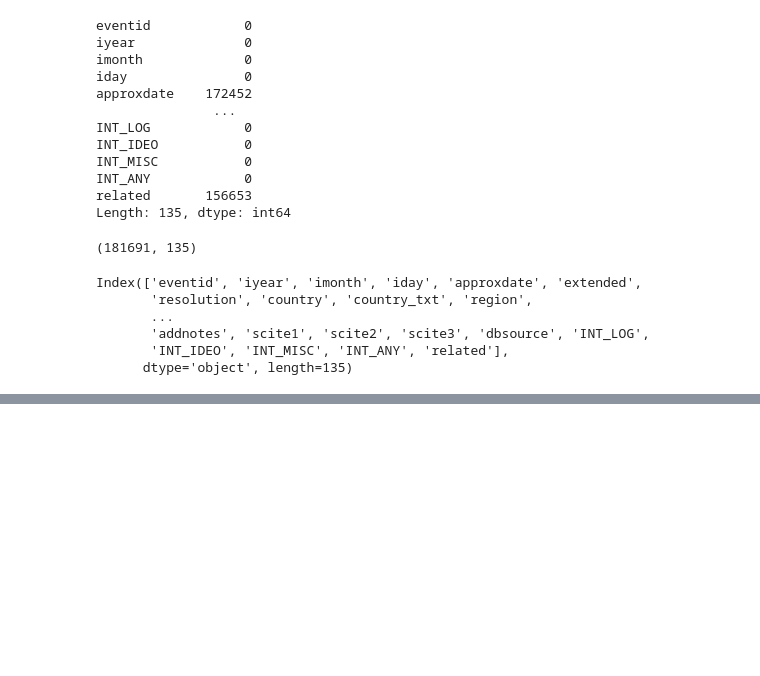
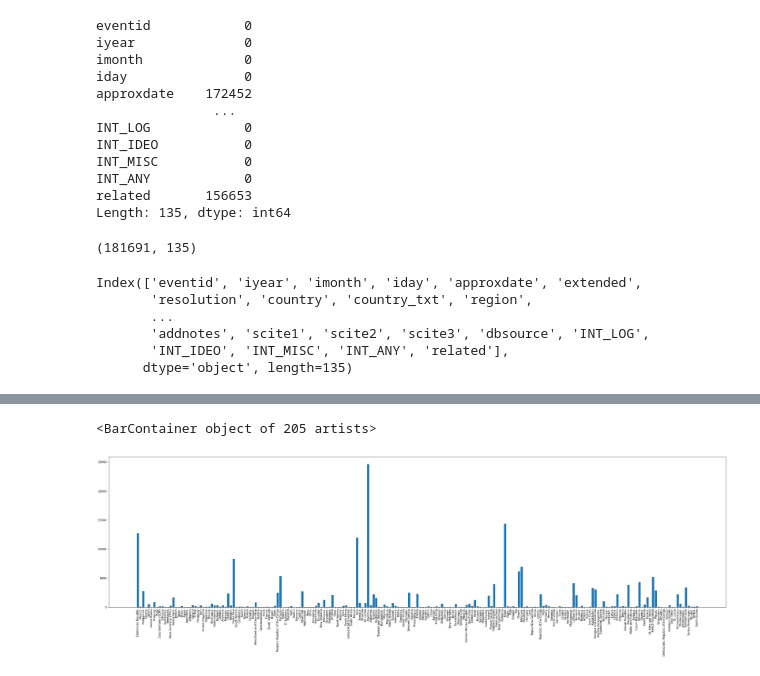
Before and after one commit to Akhil-A0402/Sparks-Machine-Learning-Internship-, a Jupyter notebook: Task04/Untitled.ipynb, the cells around one changed output, grey strips where cells are left out. Saved outputs shown, nothing was run; the diff lists cells and outputs as text; code cells hidden in the pictures; blank space fills up the shorter version.

```diff
--- a/Task04/Untitled.ipynb
+++ b/Task04/Untitled.ipynb
@@ -60,0 +201,7 @@ df.drop(, axis=1, inplace=True)
+# %%
+plt.figure(figsize=(40,10))
+plt.xticks(rotation=90)
+plt.bar(df["country_txt"].unique(), obj)
+# %% [output]
+<BarContainer object of 205 artists>
+[figure, added]
```
Also changed, not shown: parts of 18 cells of this notebook.
